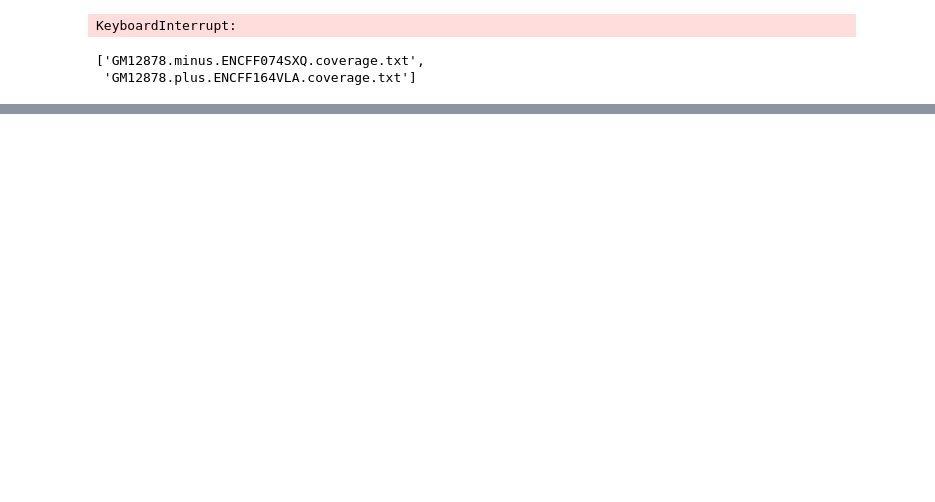
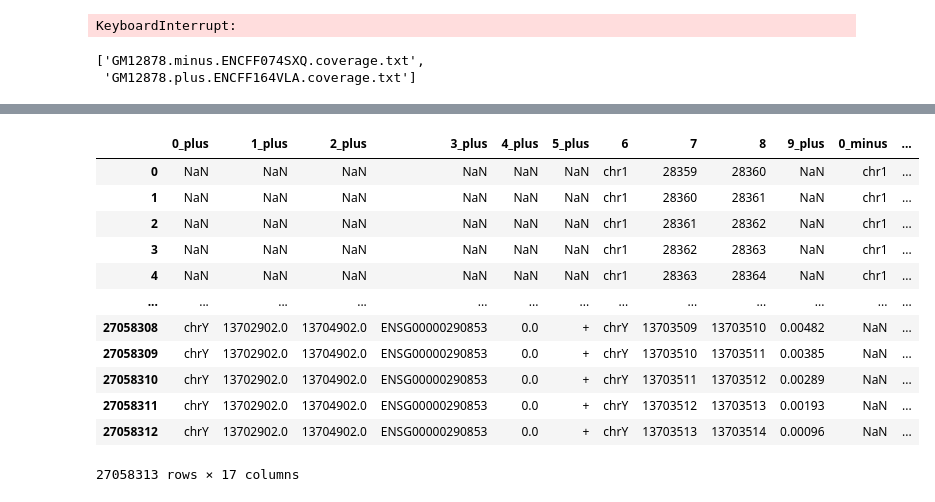
Before and after one commit to AndrewH72/Transcription-Start-Site-Usage-Prediction, a Jupyter notebook: combine_strands.ipynb, the cells around one changed output, grey strips where cells are left out. Cells and saved outputs as stored; diff of their text form; code cells hidden in the pictures; blank space fills up the shorter version.

```diff
--- a/combine_strands.ipynb
+++ b/combine_strands.ipynb
@@ -106,0 +100,3 @@ res_df[res_df[3] == "ENSG00000196565"]
+# %%
+plus = pd.read_csv(f"./data/RNASeq_bw/{coverage_files[1]}", sep="\t", header=None)
+minus = pd.read_csv(f"./data/RNASeq_bw/{coverage_files[0]}", sep="\t", header=None)
@@ -106,0 +135,2 @@ res_df[res_df[3] == "ENSG00000196565"]
+# %%
+plus_minus = plus.merge(minus, how="outer", on=[6, 7, 8], suffixes=["_plus", "_minus"])
@@ -106,0 +139,16 @@ res_df[res_df[3] == "ENSG00000196565"]
+# %%
+plus_minus
+# %% [output]
+|  | 0_plus | 1_plus | 2_plus | 3_plus | 4_plus | 5_plus | 6 | 7 | 8 | 9_plus | 0_minus | ... |
+| 0 | NaN | NaN | NaN | NaN | NaN | NaN | chr1 | 28359 | 28360 | NaN | chr1 | ... |
+| 1 | NaN | NaN | NaN | NaN | NaN | NaN | chr1 | 28360 | 28361 | NaN | chr1 | ... |
+| 2 | NaN | NaN | NaN | NaN | NaN | NaN | chr1 | 28361 | 28362 | NaN | chr1 | ... |
+| 3 | NaN | NaN | NaN | NaN | NaN | NaN | chr1 | 28362 | 28363 | NaN | chr1 | ... |
+| 4 | NaN | NaN | NaN | NaN | NaN | NaN | chr1 | 28363 | 28364 | NaN | chr1 | ... |
+| ... | ... | ... | ... | ... | ... | ... | ... | ... | ... | ... | ... | ... |
+| 27058308 | chrY | 13702902.0 | 13704902.0 | ENSG00000290853 | 0.0 | + | chrY | 13703509 | 13703510 | 0.00482 | NaN | ... |
+| 27058309 | chrY | 13702902.0 | 13704902.0 | ENSG00000290853 | 0.0 | + | chrY | 13703510 | 13703511 | 0.00385 | NaN | ... |
+| 27058310 | chrY | 13702902.0 | 13704902.0 | ENSG00000290853 | 0.0 | + | chrY | 13703511 | 13703512 | 0.00289 | NaN | ... |
+| 27058311 | chrY | 13702902.0 | 13704902.0 | ENSG00000290853 | 0.0 | + | chrY | 13703512 | 13703513 | 0.00193 | NaN | ... |
+| 27058312 | chrY | 13702902.0 | 13704902.0 | ENSG00000290853 | 0.0 | + | chrY | 13703513 | 13703514 | 0.00096 | NaN | ... |
+27058313 rows × 17 columns
```
Also changed, not shown: parts of 7 cells of this notebook, 3 other files.
